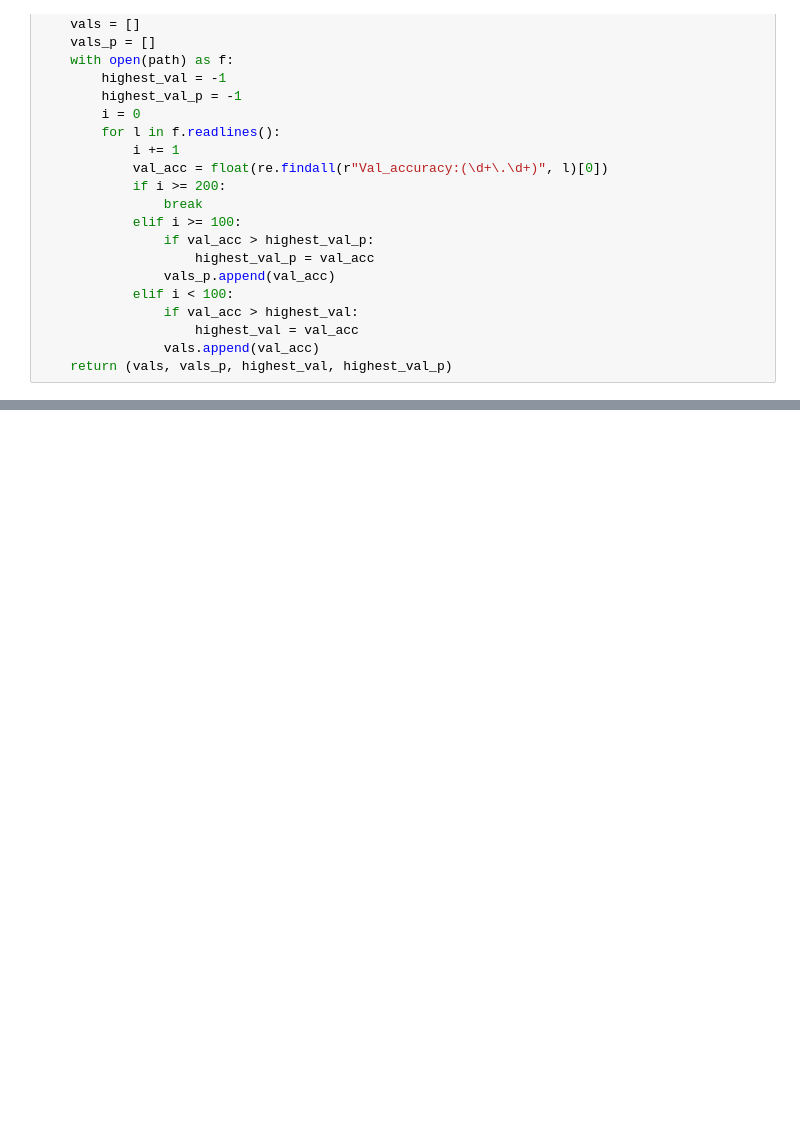
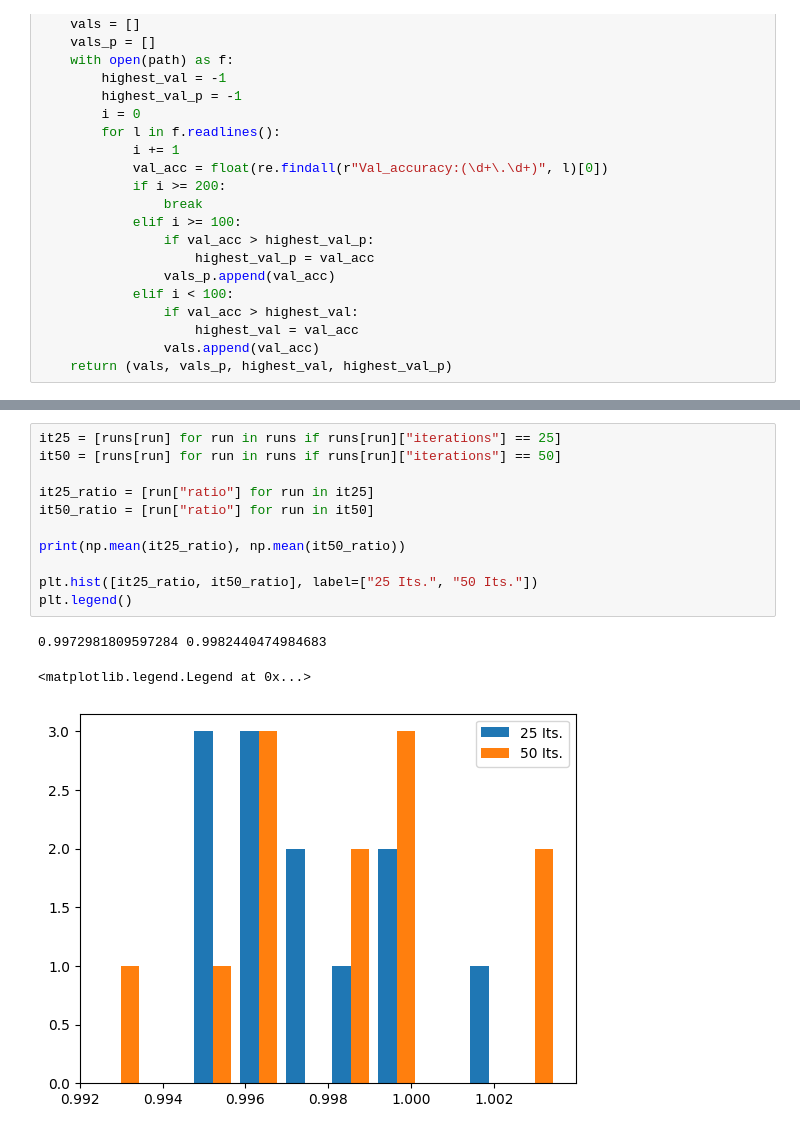
Before and after one commit to awesomealex1/minf2, a Jupyter notebook: hp_exploration.ipynb, the cells around one changed output, grey strips where cells are left out. Cells and saved outputs as stored; diff of their text form; blank space fills up the shorter version.

```diff
--- a/hp_exploration.ipynb
+++ b/hp_exploration.ipynb
@@ -115,3 +118,18 @@ plt.legend()
+# %%
+it25 = [runs[run] for run in runs if runs[run]["iterations"] == 25]
+it50 = [runs[run] for run in runs if runs[run]["iterations"] == 50]
+
+it25_ratio = [run["ratio"] for run in it25]
+it50_ratio = [run["ratio"] for run in it50]
+
+print(np.mean(it25_ratio), np.mean(it50_ratio))
+
+plt.hist([it25_ratio, it50_ratio], label=["25 Its.", "50 Its."])
+plt.legend()
+# %% [output]
+0.9972981809597284 0.9982440474984683
+<matplotlib.legend.Legend at 0x...>
+[figure, added]
 # %%
 eps0 = [runs[run] for run in runs if runs[run]["epsilon"] == 0]
 eps05 = [runs[run] for run in runs if runs[run]["epsilon"] == 0.05]
```
Also changed, not shown: parts of 9 cells of this notebook, 1 other file.
